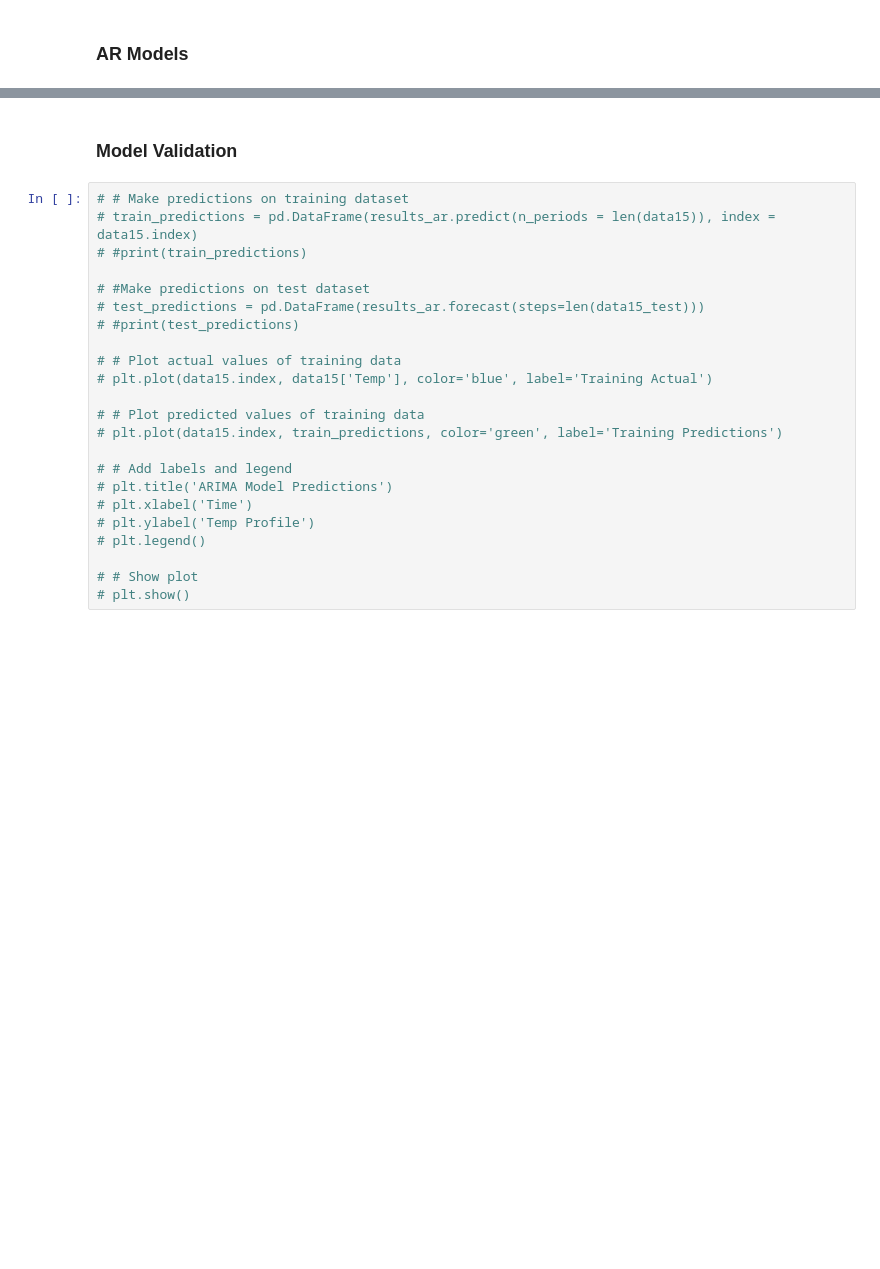
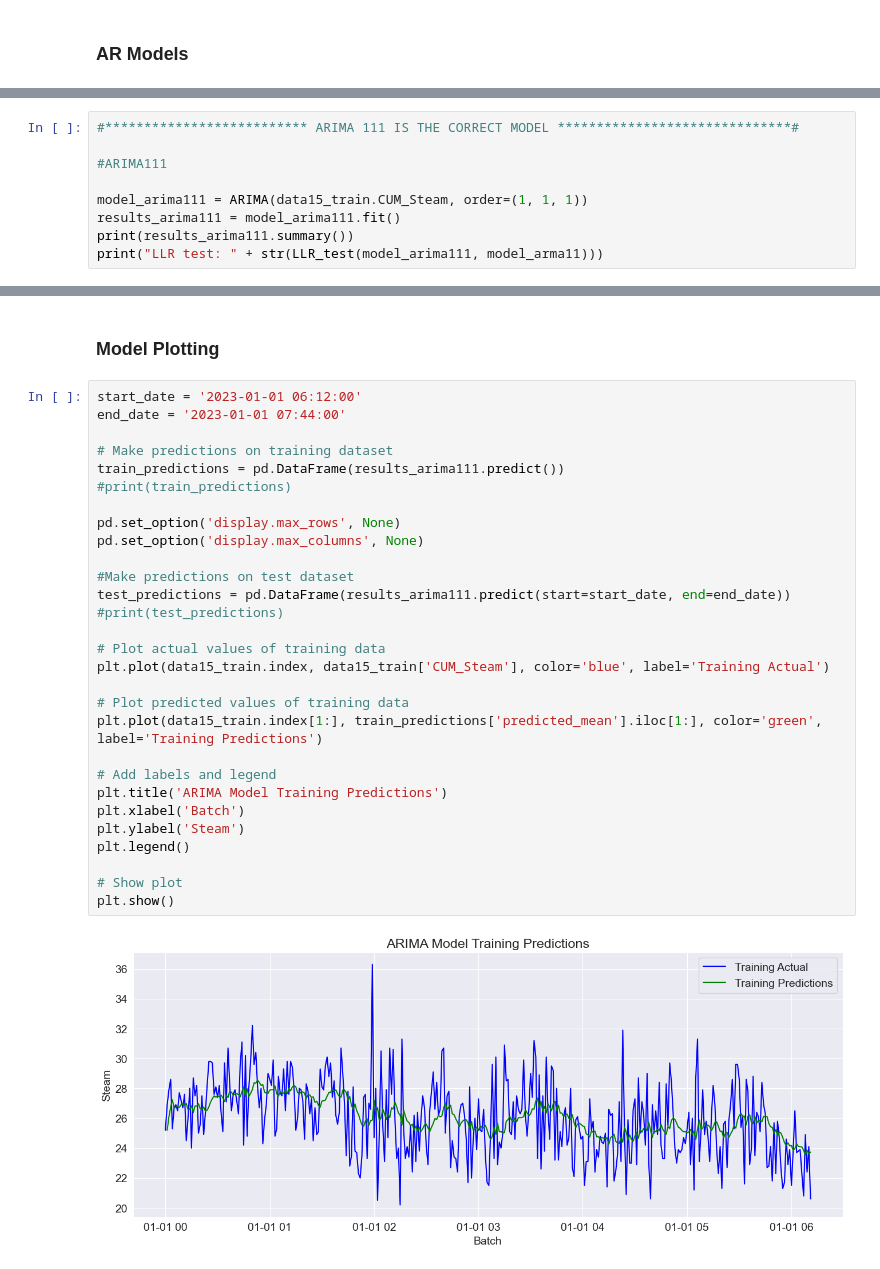
Before and after one commit to DaviesHub/linear_timeseries_analysis, a Jupyter notebook: Dig15LinearAnalysis.ipynb, the cells around one changed output, grey strips where cells are left out. Saved outputs shown, nothing was run; the diff lists cells and outputs as text; blank space fills up the shorter version.

Commit message:
Wrap up ARIMA models

```diff
--- a/Dig15LinearAnalysis.ipynb
+++ b/Dig15LinearAnalysis.ipynb
@@ -239,0 +281,9 @@ LLR test: 0.518
+# %%
+#************************** ARIMA 111 IS THE CORRECT MODEL ******************************#
+
+#ARIMA111
+
+model_arima111 = ARIMA(data15_train.CUM_Steam, order=(1, 1, 1))
+results_arima111 = model_arima111.fit()
+print(results_arima111.summary())
+print("LLR test: " + str(LLR_test(model_arima111, model_arma11)))
@@ -308,25 +365,33 @@ Warnings:
 # %% [markdown]
-### Model Validation
+### Model Plotting
 # %%
-# # Make predictions on training dataset
-# train_predictions = pd.DataFrame(results_ar.predict(n_periods = len(data15)), index = data15.index)
-# #print(train_predictions)
+start_date = '2023-01-01 06:12:00'
+end_date = '2023-01-01 07:44:00'
 
-# #Make predictions on test dataset
-# test_predictions = pd.DataFrame(results_ar.forecast(steps=len(data15_test)))
-# #print(test_predictions)
+# Make predictions on training dataset
+train_predictions = pd.DataFrame(results_arima111.predict())
+#print(train_predictions)
 
-# # Plot actual values of training data
-# plt.plot(data15.index, data15['Temp'], color='blue', label='Training Actual')
+pd.set_option('display.max_rows', None)
+pd.set_option('display.max_columns', None)
 
-# # Plot predicted values of training data
-# plt.plot(data15.index, train_predictions, color='green', label='Training Predictions')
+#Make predictions on test dataset
+test_predictions = pd.DataFrame(results_arima111.predict(start=start_date, end=end_date))
+#print(test_predictions)
 
-# # Add labels and legend
-# plt.title('ARIMA Model Predictions')
-# plt.xlabel('Time')
-# plt.ylabel('Temp Profile')
-# plt.legend()
+# Plot actual values of training data
+plt.plot(data15_train.index, data15_train['CUM_Steam'], color='blue', label='Training Actual')
 
-# # Show plot
-# plt.show()
+# Plot predicted values of training data
+plt.plot(data15_train.index[1:], train_predictions['predicted_mean'].iloc[1:], color='green', label='Training Predictions')
+
+# Add labels and legend
+plt.title('ARIMA Model Training Predictions')
+plt.xlabel('Batch')
+plt.ylabel('Steam')
+plt.legend()
+
+# Show plot
+plt.show()
+# %% [output]
+[figure, added]
```
Also changed, not shown: parts of 28 cells of this notebook, 1 other file.
